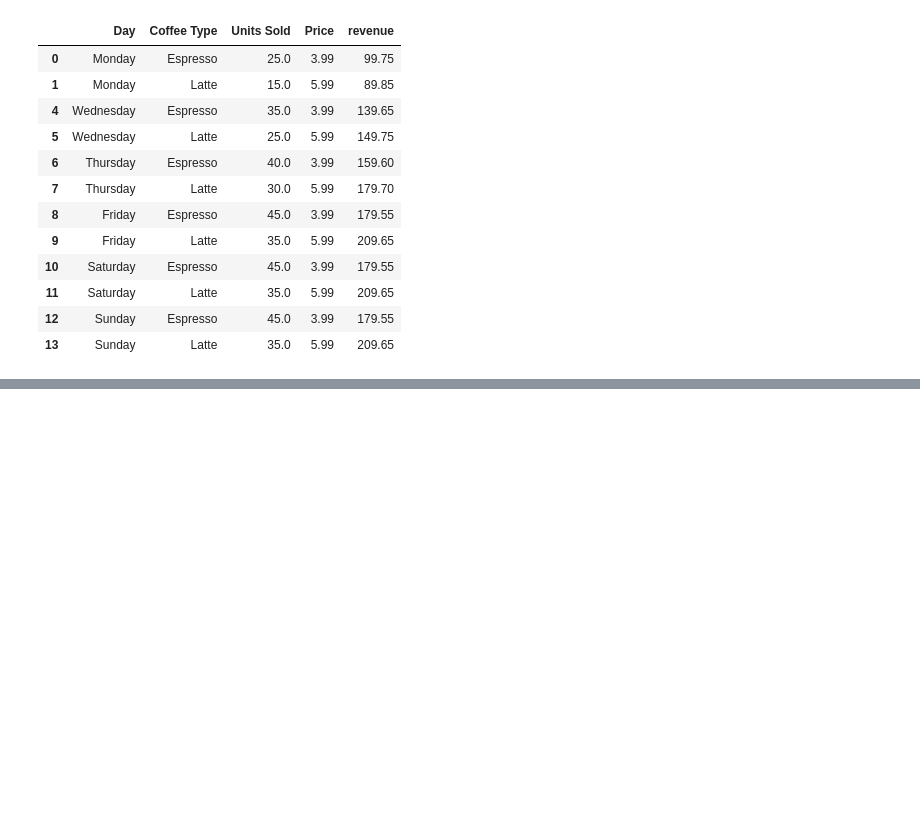
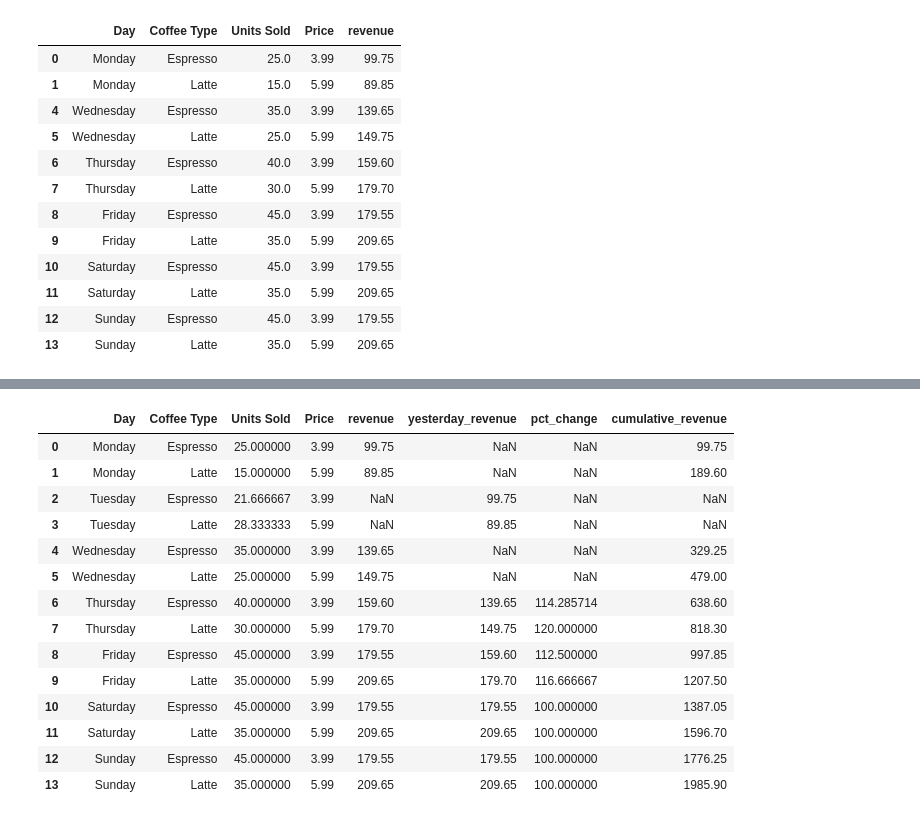
Before and after one commit to mkhmmd17/complete-pandas-tutorial, a Jupyter notebook: tutorial.ipynb, the cells around one changed output, grey strips where cells are left out. Saved outputs shown, nothing was run; the diff lists cells and outputs as text; code cells hidden in the pictures; blank space fills up the shorter version.

```diff
--- a/tutorial.ipynb
+++ b/tutorial.ipynb
@@ -622,0 +694,4 @@ coffee[coffee['Units Sold'].notna()]
+# %%
+coffee['yesterday_revenue'] = coffee['revenue'].shift(2)
+# %%
+coffee['pct_change'] = coffee['revenue'] / coffee['yesterday_revenue'] * 100
@@ -622,0 +732,20 @@ coffee[coffee['Units Sold'].notna()]
+# %%
+coffee['cumulative_revenue'] = coffee['revenue'].cumsum()
+# %%
+coffee
+# %% [output]
+|  | Day | Coffee Type | Units Sold | Price | revenue | yesterday_revenue | pct_change | cumulative_revenue |
+| 0 | Monday | Espresso | 25.000000 | 3.99 | 99.75 | NaN | NaN | 99.75 |
+| 1 | Monday | Latte | 15.000000 | 5.99 | 89.85 | NaN | NaN | 189.60 |
+| 2 | Tuesday | Espresso | 21.666667 | 3.99 | NaN | 99.75 | NaN | NaN |
+| 3 | Tuesday | Latte | 28.333333 | 5.99 | NaN | 89.85 | NaN | NaN |
+| 4 | Wednesday | Espresso | 35.000000 | 3.99 | 139.65 | NaN | NaN | 329.25 |
+| 5 | Wednesday | Latte | 25.000000 | 5.99 | 149.75 | NaN | NaN | 479.00 |
+| 6 | Thursday | Espresso | 40.000000 | 3.99 | 159.60 | 139.65 | 114.285714 | 638.60 |
+| 7 | Thursday | Latte | 30.000000 | 5.99 | 179.70 | 149.75 | 120.000000 | 818.30 |
+| 8 | Friday | Espresso | 45.000000 | 3.99 | 179.55 | 159.60 | 112.500000 | 997.85 |
+| 9 | Friday | Latte | 35.000000 | 5.99 | 209.65 | 179.70 | 116.666667 | 1207.50 |
+| 10 | Saturday | Espresso | 45.000000 | 3.99 | 179.55 | 179.55 | 100.000000 | 1387.05 |
+| 11 | Saturday | Latte | 35.000000 | 5.99 | 209.65 | 209.65 | 100.000000 | 1596.70 |
+| 12 | Sunday | Espresso | 45.000000 | 3.99 | 179.55 | 179.55 | 100.000000 | 1776.25 |
+| 13 | Sunday | Latte | 35.000000 | 5.99 | 209.65 | 209.65 | 100.000000 | 1985.90 |
```
Also changed, not shown: parts of 12 cells of this notebook.
